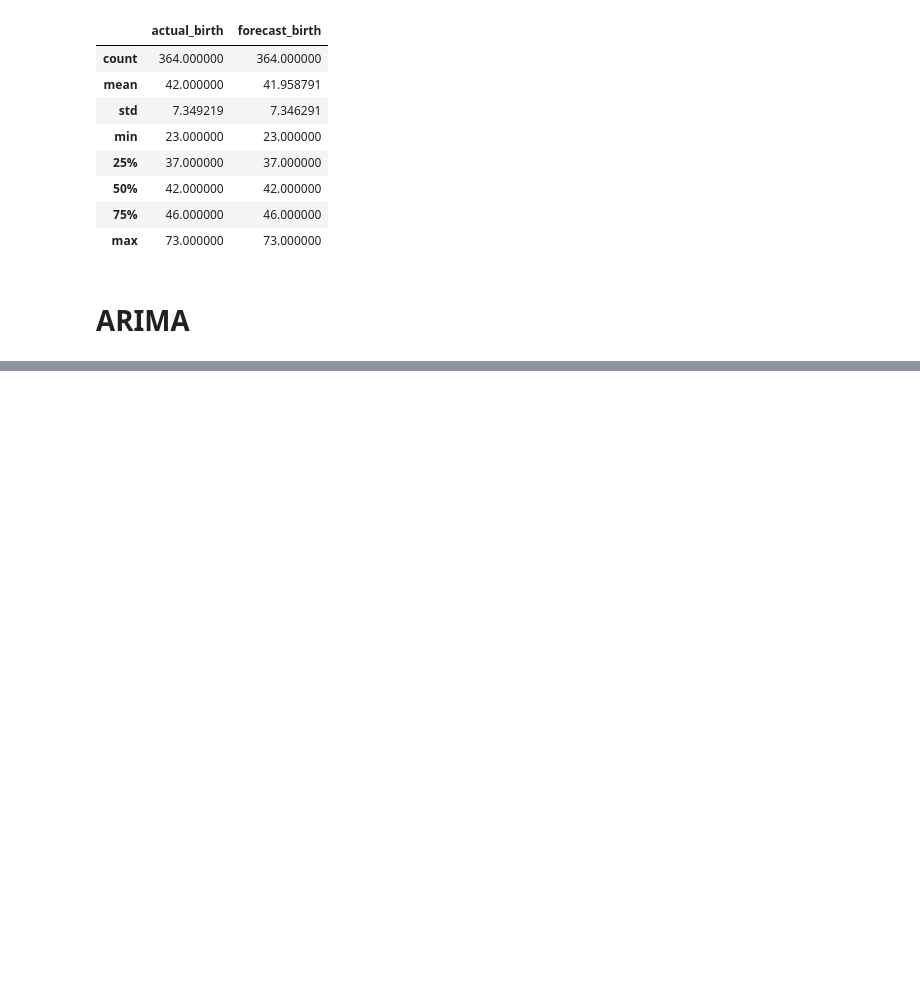
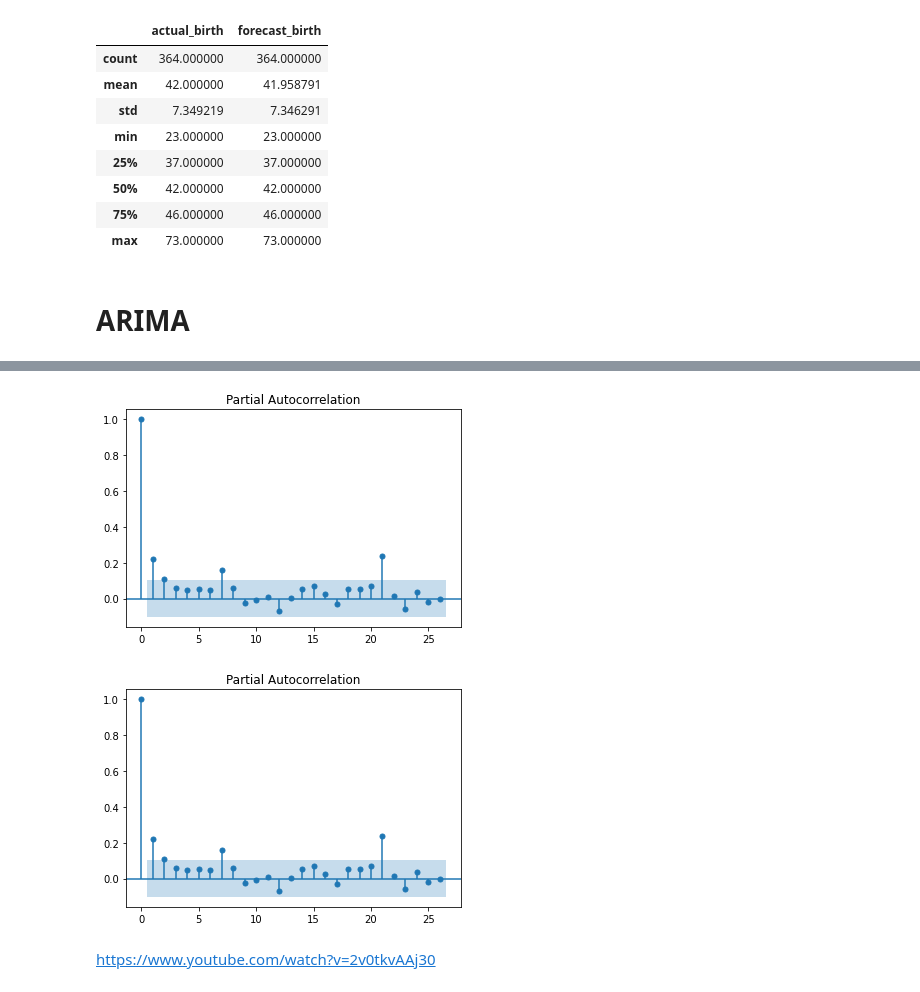
Before and after one commit to fiqihyusrilm/Time-Series-Forecasting, a Jupyter notebook: Time Series Forecasting.ipynb, the cells around one changed output, grey strips where cells are left out. Cells and saved outputs as stored; diff of their text form; code cells hidden in the pictures; blank space fills up the shorter version.

```diff
--- a/Time Series Forecasting.ipynb
+++ b/Time Series Forecasting.ipynb
@@ -232,0 +244,7 @@ df1.describe()
+# %%
+plot_pacf(df)
+# %% [output]
+[figure, added]
+[figure, added]
+# %% [markdown]
+https://www.youtube.com/watch?v=2v0tkvAAj30
```
Also changed, not shown: parts of 4 cells of this notebook.
